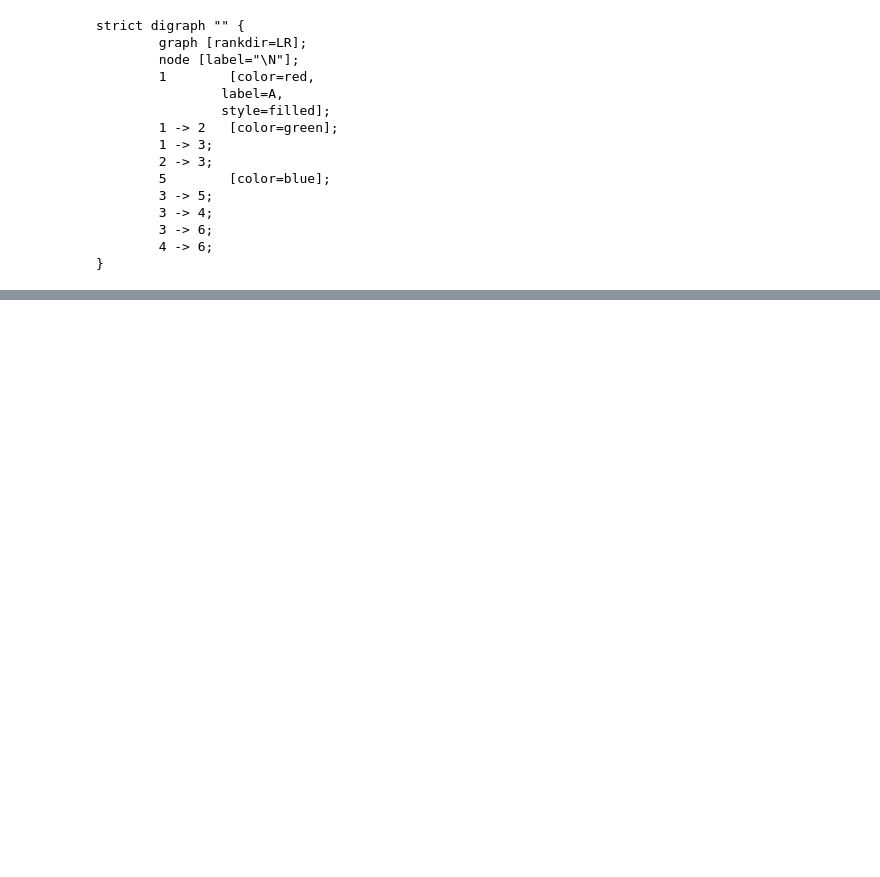
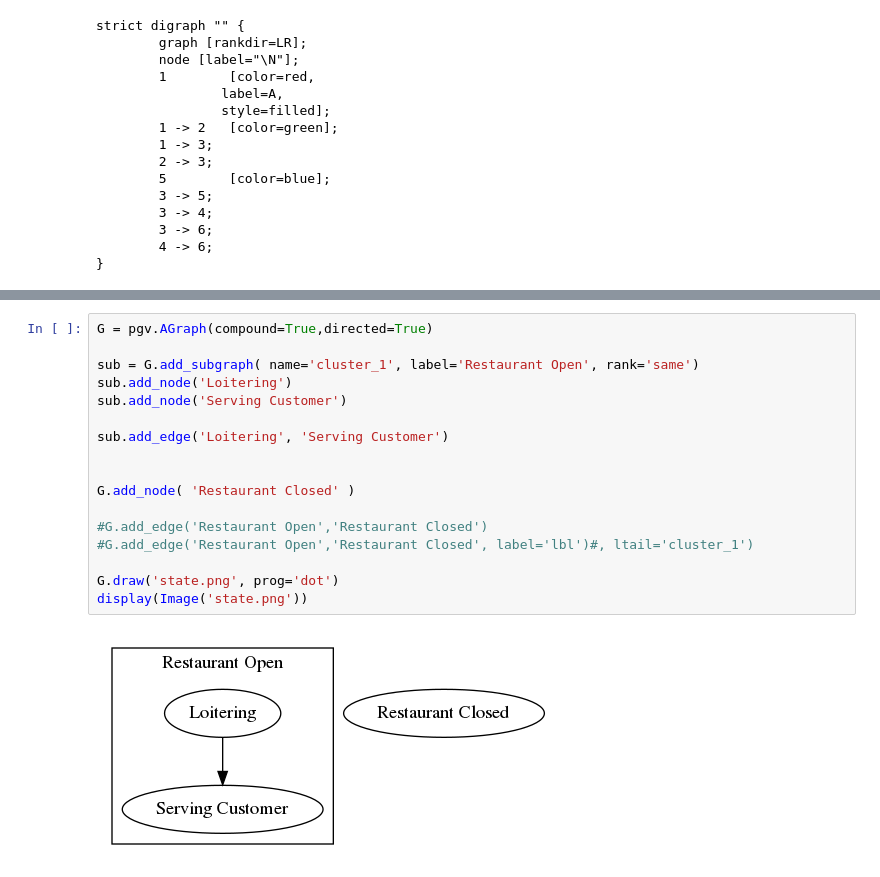
Before and after one commit to aigaosheng/Cpp_course, a Jupyter notebook: noi/pyutils/networkx.ipynb, the cells around one changed output, grey strips where cells are left out. Saved outputs shown, nothing was run; the diff lists cells and outputs as text; blank space fills up the shorter version.

```diff
--- a/noi/pyutils/networkx.ipynb
+++ b/noi/pyutils/networkx.ipynb
@@ -97,0 +142,19 @@ strict digraph "" {
+# %%
+G = pgv.AGraph(compound=True,directed=True)
+
+sub = G.add_subgraph( name='cluster_1', label='Restaurant Open', rank='same')
+sub.add_node('Loitering')
+sub.add_node('Serving Customer')
+
+sub.add_edge('Loitering', 'Serving Customer')
+
+
+G.add_node( 'Restaurant Closed' )
+
+#G.add_edge('Restaurant Open','Restaurant Closed')
+#G.add_edge('Restaurant Open','Restaurant Closed', label='lbl')#, ltail='cluster_1')
+
+G.draw('state.png', prog='dot')
+display(Image('state.png'))
+# %% [output]
+[figure, added]
```
Also changed, not shown: parts of 1 cell of this notebook, 23 other files.
